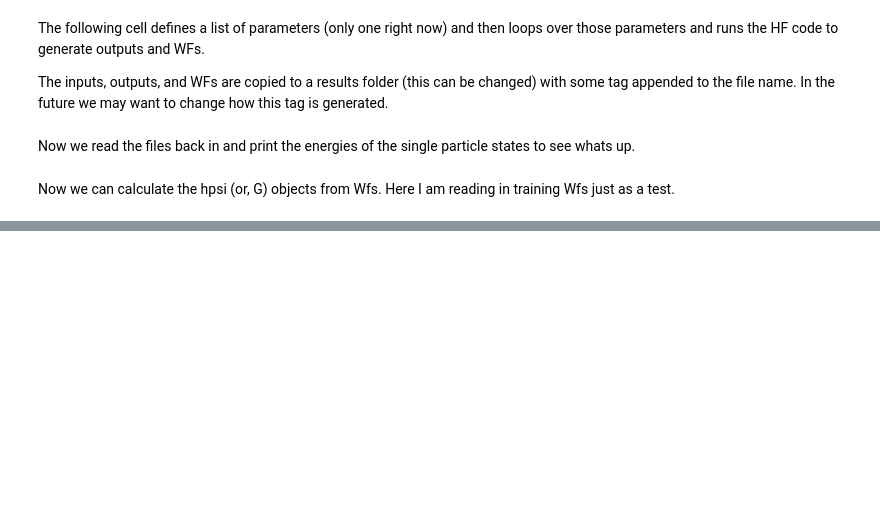
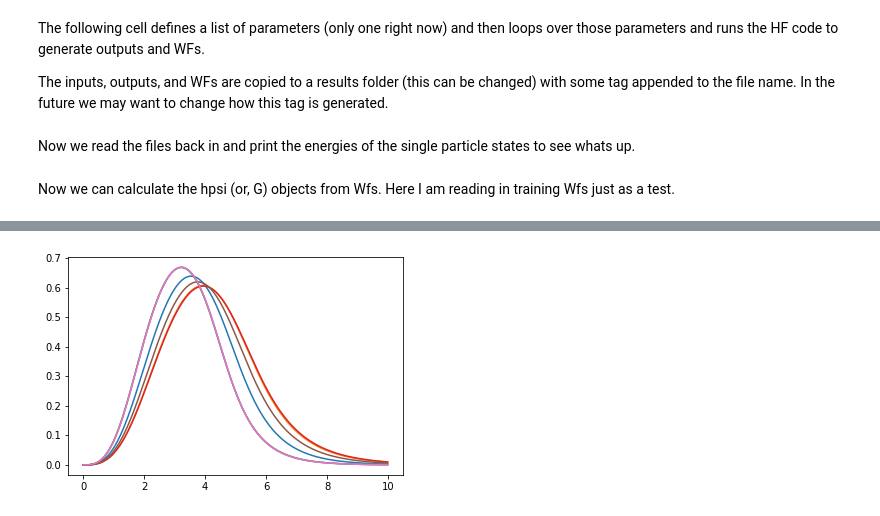
Before and after one commit to ascsn/nuclear-dimensionality-reduction-book, a Jupyter notebook: EC/GalerkinEC.ipynb, the cells around one changed output, grey strips where cells are left out. Drawn from its saved outputs; the diff is of its cells as text; code cells hidden in the pictures; blank space fills up the shorter version.

```diff
--- a/EC/GalerkinEC.ipynb
+++ b/EC/GalerkinEC.ipynb
@@ -645,0 +741,17 @@ ax.plot(x[:1000],test_wf[isospin,i_s,i_l,i_n,:1000],linestyle='--',color='red')
+# %%
+fig = plt.figure()
+ax = plt.axes()
+train_num = len(train_wfs)
+tot_levels = sum(levels)
+train = 6
+for i in range(train_num):
+    for isospin in range(1,2):
+        for j in range(5,6):
+            i_s = sortstates[isospin,2,j]-1
+            i_l = sortstates[isospin,1,j]
+            i_n = sortstates[isospin,0,j]-1
+            ax.plot(x[:1000],train_wfs[i][isospin,i_s,i_l,i_n,:1000])#,linestyle='--',color='red')
+            #trial_wf[isospin,i_s,i_l,i_n,:] = trial_wf[isospin,i_s,i_l,i_n,:] \
+            #    + train_wfs[i][isospin,i_s,i_l,i_n,:] * coeffs[i*tot_levels + isospin*levels[0] + j]
+# %% [output]
+[figure, added]
```
Also changed, not shown: parts of 7 cells of this notebook, 2 other files.
